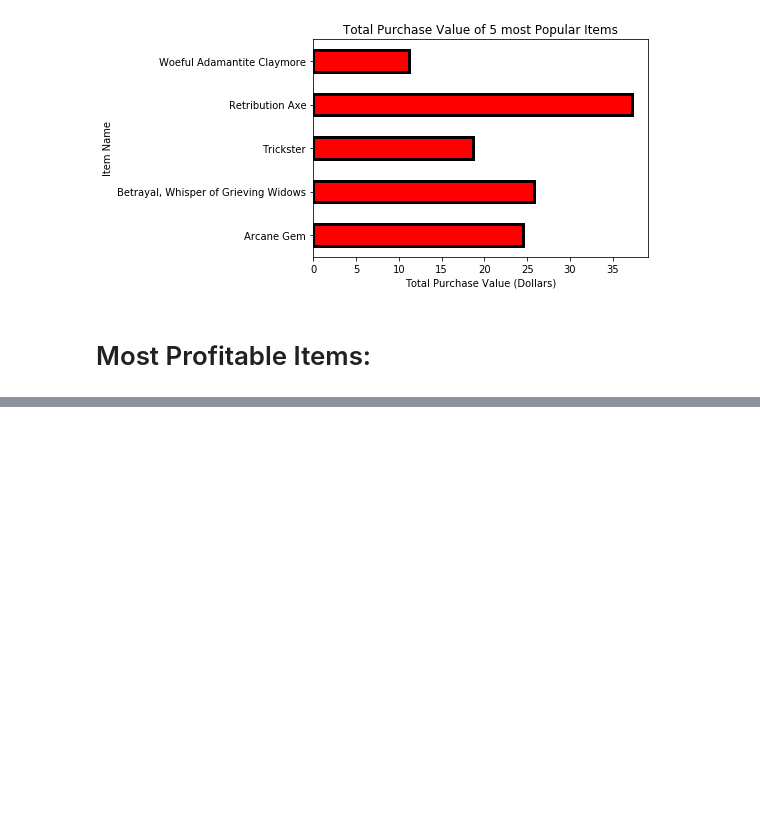
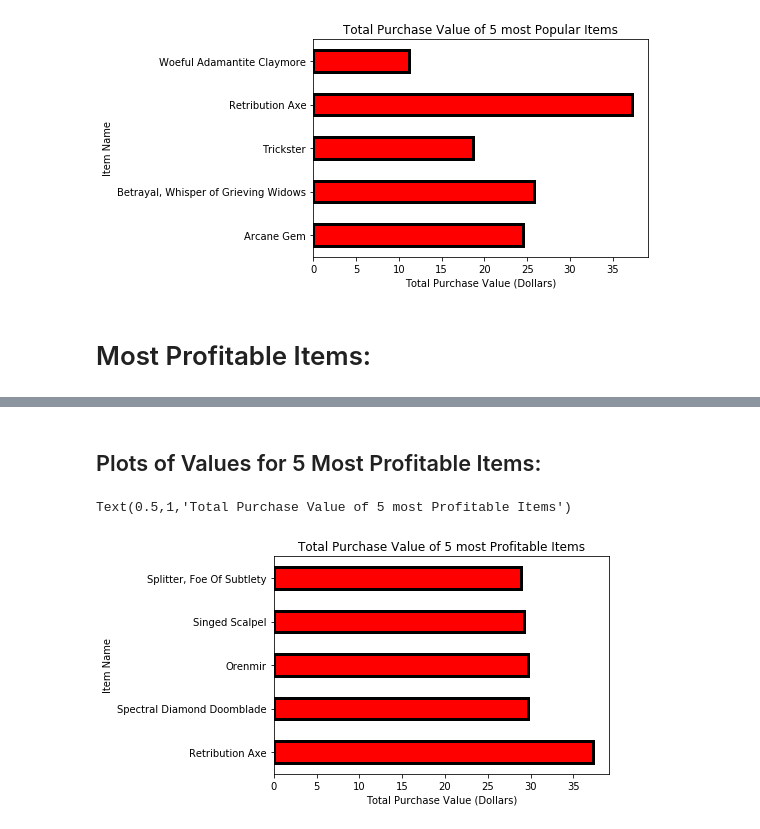
Before and after one commit to jgroth1/Pandas_data_Analysis, a Jupyter notebook: HeroesOfPymoli/Heroes_of_Pymoli_Analysis.ipynb, the cells around one changed output, grey strips where cells are left out. Cells and saved outputs as stored; diff of their text form; code cells hidden in the pictures; blank space fills up the shorter version.

```diff
--- a/HeroesOfPymoli/Heroes_of_Pymoli_Analysis.ipynb
+++ b/HeroesOfPymoli/Heroes_of_Pymoli_Analysis.ipynb
@@ -519,0 +521,5 @@ top_items_df.reset_index
+# %%
+top_items_df = items_df.set_index('Item ID').loc[top_index,:]
+top_items_price = top_items_df['Price'].unique()
+top_items_price_df = pd.DataFrame({'Item ID': top_index, 'Price': top_items_price})
+top_items_price_df
@@ -519,0 +535,6 @@ top_items_df.reset_index
+# %%
+top_items_count = top_items_df.reset_index().groupby('Item ID').count()
+top_items_count_df = top_items_count['SN'].to_frame().rename(index=str, columns={'SN': 'Item Count'})
+top_items_count_df.reset_index(inplace=True)
+top_items_count_df = top_items_count_df.astype('int64')
+top_items_count_df
@@ -519,0 +550,5 @@ top_items_df.reset_index
+# %%
+top_items_df = items_df.set_index('Item ID').loc[top_index,:]
+top_items_name = top_items_df['Item Name'].unique()
+top_items_name_df = pd.DataFrame({'Item ID': top_index, 'Item Name': top_items_name})
+top_items_name_df
@@ -519,0 +564,5 @@ top_items_df.reset_index
+# %%
+most_profitable_items = top_items.merge(top_items_price_df)
+most_profitable_items = most_profitable_items.merge(top_items_count_df, on='Item ID')
+most_profitable_items = most_profitable_items.merge(top_items_name_df, on='Item ID')
+most_profitable_items
@@ -519,0 +576,10 @@ top_items_df.reset_index
+# %% [markdown]
+## Plots of Values for 5 Most Profitable Items:
+# %%
+ax14 = plt.subplot()
+most_profitable_items.plot(x='Item Name', y='Total Purchase Value', kind='barh', ax=ax14, legend=False, color='r', edgecolor='k', linewidth=3)
+ax14.set_xlabel('Total Purchase Value (Dollars)')
+ax14.set_title('Total Purchase Value of 5 most Profitable Items')
+# %% [output]
+Text(0.5,1,'Total Purchase Value of 5 most Profitable Items')
+[figure, added]
```
Also changed, not shown: parts of 15 cells of this notebook.
